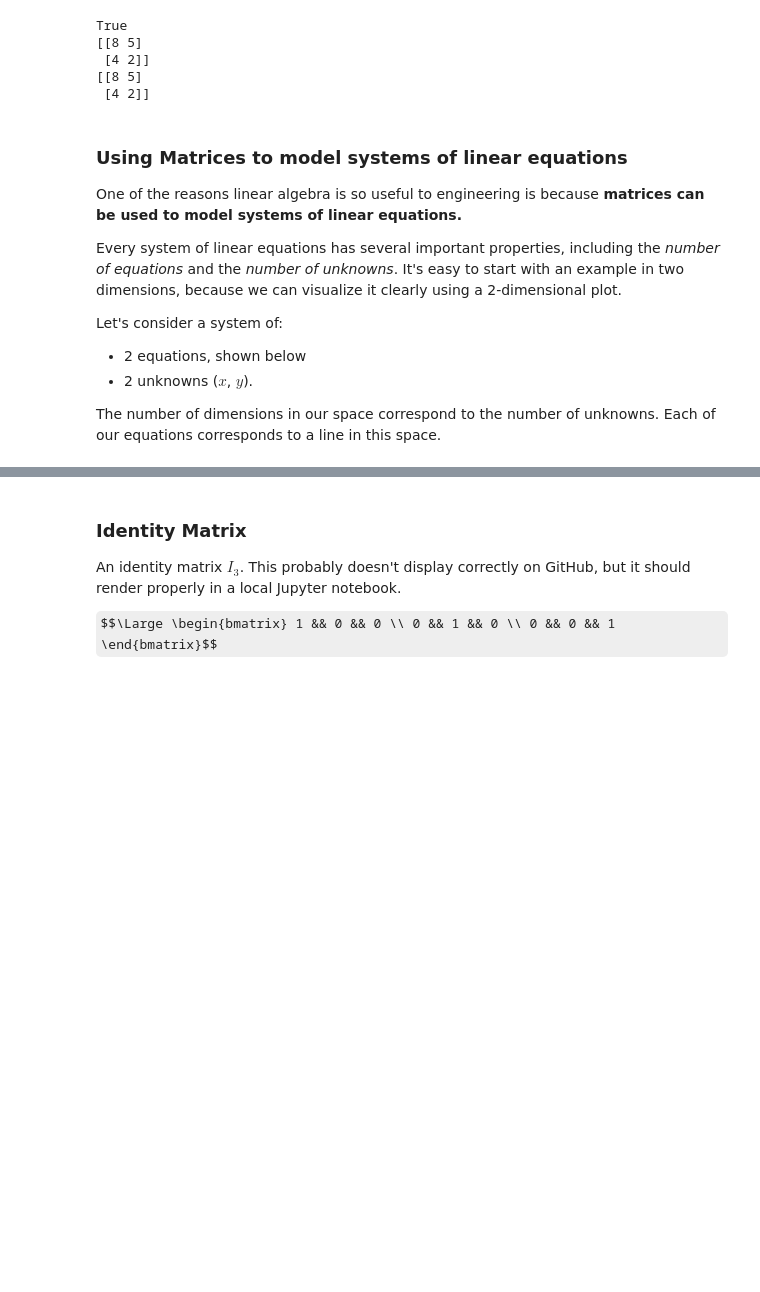
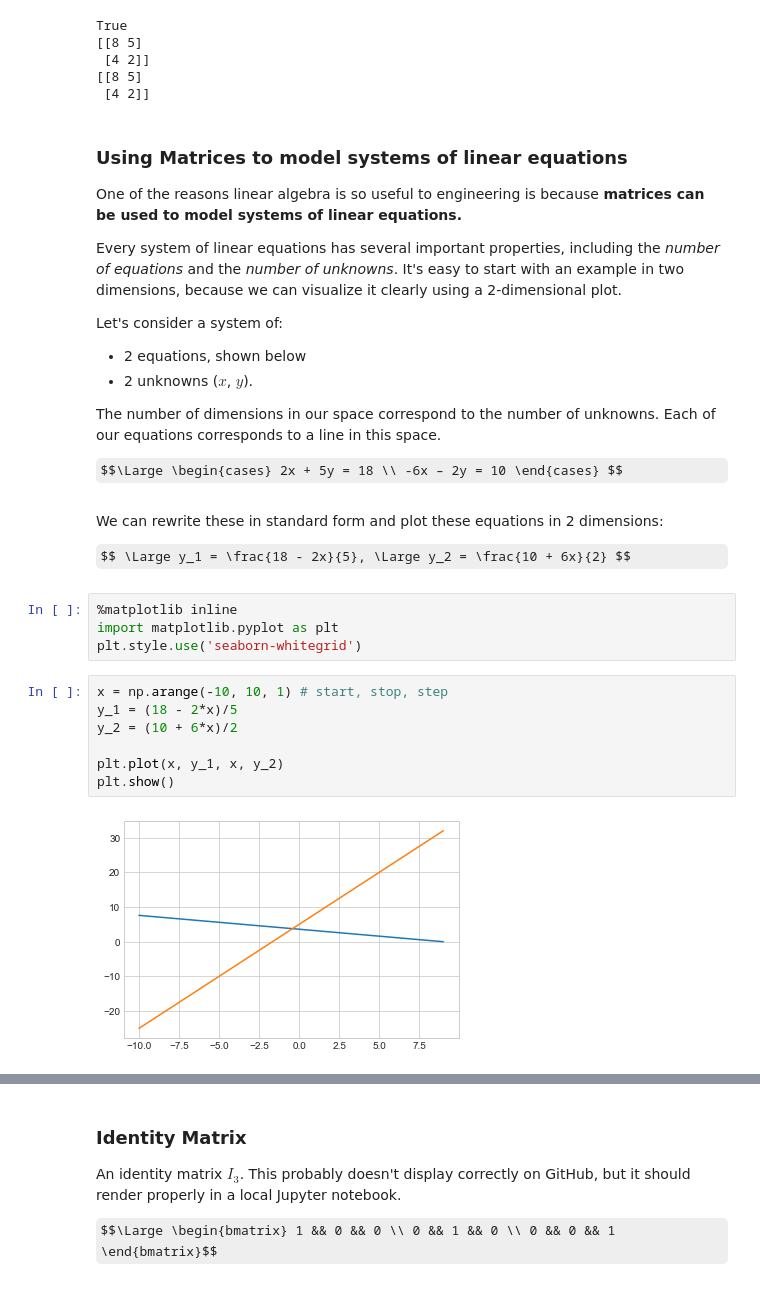
Before and after one commit to wesdoyle/deep-learning-book-notes, a Jupyter notebook: chapter_02_linear_algebra/Notebook 2.1-2.5.ipynb, the cells around one changed output, grey strips where cells are left out. Saved outputs shown, nothing was run; the diff lists cells and outputs as text; some formulas as TeX source; blank space fills up the shorter version.

Commit message:
Start solvable example

```diff
--- a/chapter_02_linear_algebra/Notebook 2.1-2.5.ipynb
+++ b/chapter_02_linear_algebra/Notebook 2.1-2.5.ipynb
@@ -581,3 +581,22 @@ Let's consider a system of:
 - 2 unknowns ($x$, $y$).
 
 The number of dimensions in our space correspond to the number of unknowns. Each of our equations corresponds to a line in this space.
+
+$$\Large \begin{cases} 2x + 5y = 18 \\ -6x – 2y = 10 \end{cases} $$
+# %% [markdown]
+We can rewrite these in standard form and plot these equations in 2 dimensions:
+
+$$ \Large y_1 = \frac{18 - 2x}{5}, \Large y_2 = \frac{10 + 6x}{2} $$
+# %%
+%matplotlib inline
+import matplotlib.pyplot as plt
+plt.style.use('seaborn-whitegrid')
+# %%
+x = np.arange(-10, 10, 1) # start, stop, step
+y_1 = (18 - 2*x)/5
+y_2 = (10 + 6*x)/2
+
+plt.plot(x, y_1, x, y_2)
+plt.show()
+# %% [output]
+[figure, added]
```
Also changed, not shown: parts of 17 cells of this notebook.
